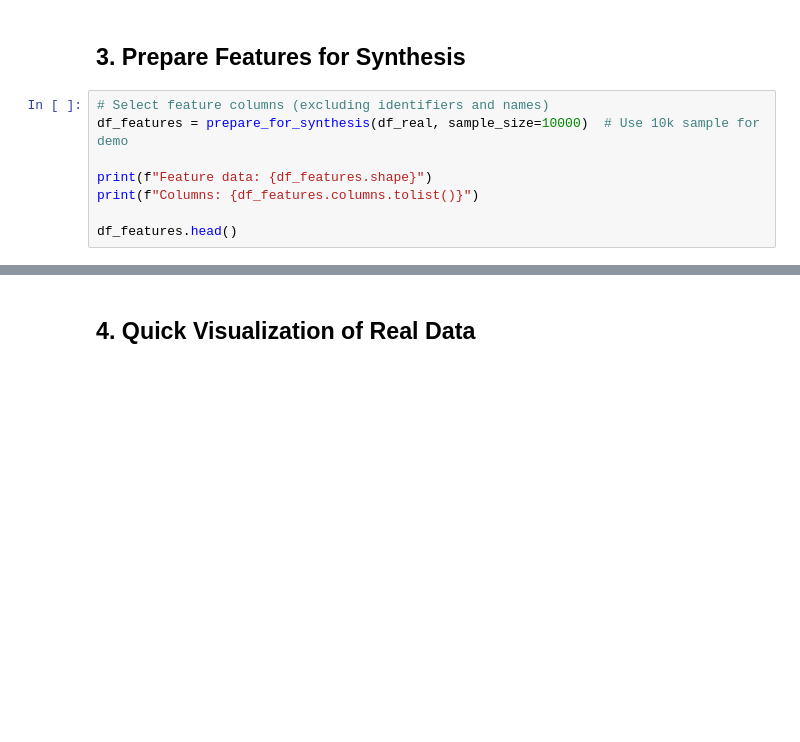
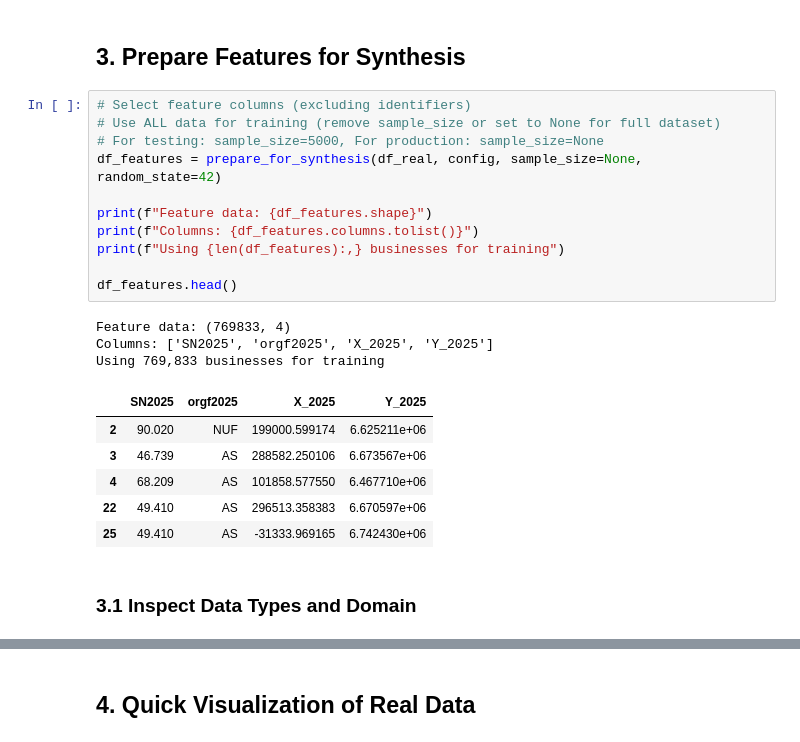
Before and after one commit to akielland/synthetic-lab, a Jupyter notebook: notebooks/04_geostad_pipeline_test.ipynb, the cells around one changed output, grey strips where cells are left out. Drawn from its saved outputs; the diff is of its cells as text; blank space fills up the shorter version.

```diff
--- a/notebooks/04_geostad_pipeline_test.ipynb
+++ b/notebooks/04_geostad_pipeline_test.ipynb
@@ -44,10 +75,25 @@ df_real.head(10)
 # %% [markdown]
 ## 3. Prepare Features for Synthesis
 # %%
-# Select feature columns (excluding identifiers and names)
-df_features = prepare_for_synthesis(df_real, sample_size=10000)  # Use 10k sample for demo
+# Select feature columns (excluding identifiers)
+# Use ALL data for training (remove sample_size or set to None for full dataset)
+# For testing: sample_size=5000, For production: sample_size=None
+df_features = prepare_for_synthesis(df_real, config, sample_size=None, random_state=42)
 
 print(f"Feature data: {df_features.shape}")
 print(f"Columns: {df_features.columns.tolist()}")
+print(f"Using {len(df_features):,} businesses for training")
 
 df_features.head()
+# %% [output]
+Feature data: (769833, 4)
+Columns: ['SN2025', 'orgf2025', 'X_2025', 'Y_2025']
+Using 769,833 businesses for training
+|  | SN2025 | orgf2025 | X_2025 | Y_2025 |
+| 2 | 90.020 | NUF | 199000.599174 | 6.625211e+06 |
+| 3 | 46.739 | AS | 288582.250106 | 6.673567e+06 |
+| 4 | 68.209 | AS | 101858.577550 | 6.467710e+06 |
+| 22 | 49.410 | AS | 296513.358383 | 6.670597e+06 |
+| 25 | 49.410 | AS | -31333.969165 | 6.742430e+06 |
+# %% [markdown]
+### 3.1 Inspect Data Types and Domain
```
Also changed, not shown: parts of 20 cells of this notebook, 1 other file.
